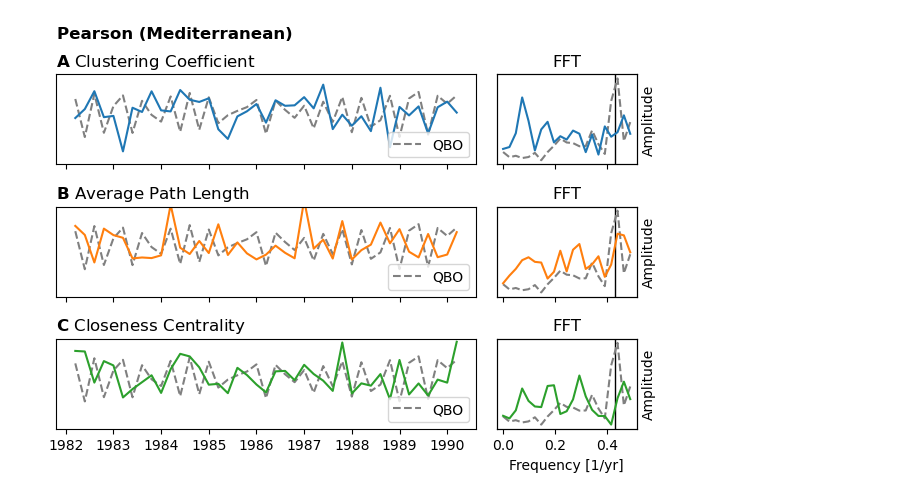
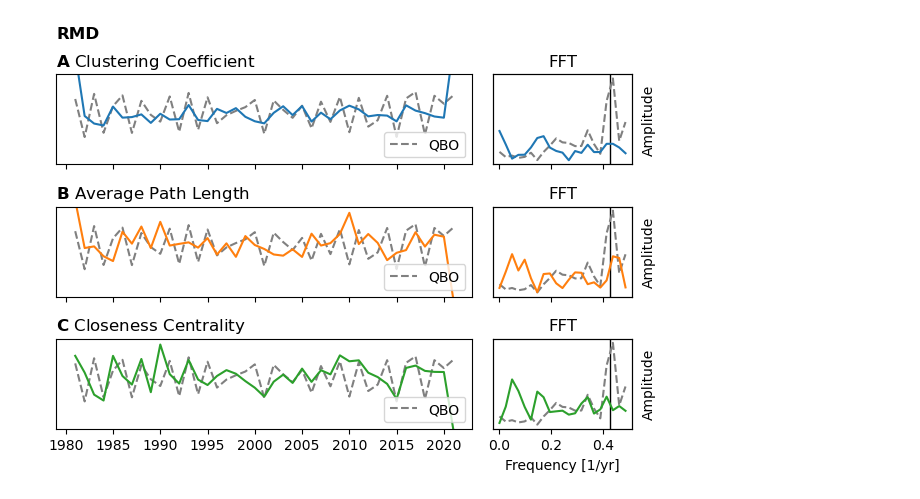
Before and after one commit to david-strahl/quasibi-europe, a Jupyter notebook: code/07_dynamic_network.ipynb, the cells around one changed output. Saved outputs shown, nothing was run; the diff lists cells and outputs as text; code cells hidden in the pictures.

Commit message:
fixed some errors in the plots

```diff
--- a/code/07_dynamic_network.ipynb
+++ b/code/07_dynamic_network.ipynb
@@ -19,8 +19,6 @@ qbo = qbo.groupby(qbo.index.year - (qbo.index.month <= 3)).mean()
 qbo = qbo.to_numpy().flatten()
 # %%
 pearson_files = np.sort(glob.glob("../output/dynamic/pearson*"))
-rmd_files = np.sort(glob.glob("../output/dynamic/rmd*"))
+rmd_files = np.sort(glob.glob("../output/dynamic/rmd_1Y*"))
 
 D = quasibi.load_symmat("../output/distance.npy")
-
-print(pearson_files)
@@ -45,20 +25,22 @@ print(pearson_files)
 # %%
+#[15:23,13:36]
+
 M = np.zeros((len(pearson_files), 3))
 
 last = None
 
-for i, pearson_file in tqdm(enumerate(pearson_files), total=41):
+for i, pearson_file in tqdm(enumerate(rmd_files), total=41):
     pearson = quasibi.load_symmat(pearson_file)
     pearson = np.abs(pearson) >= np.quantile(np.abs(pearson), 0.995)
 
     # average clustering
-    M[i, 0] = quasibi.network_metric(pearson, quasibi.clustering_coefficient)[15:23,13:36].mean()
+    M[i, 0] = quasibi.network_metric(pearson, quasibi.clustering_coefficient).mean()
 
     # average path length
-    M[i, 1] = np.nanmean(quasibi.network_metric(pearson, quasibi.average_path_length)[15:23,13:36])
+    M[i, 1] = np.nanmean(quasibi.network_metric(pearson, quasibi.average_path_length))
 
     # closeness centrality
-    M[i, 2] = quasibi.network_metric(pearson, quasibi.closeness, D=D)[15:23,13:36].mean()
+    M[i, 2] = quasibi.network_metric(pearson, quasibi.closeness, D=D).mean()
 
 M = (M - np.mean(M, axis=0))/np.std(M, axis=0)
 # %%
@@ -72,35 +54,37 @@ for i, (m, ax) in enumerate(zip(M.T, axs.T[0])):
     ax.set_title(r"$\bf{" + ["A", "B", "C"][i] + "}$ " + ["Clustering Coefficient", "Average Path Length", "Closeness Centrality"][i], loc="left")
     ax.set_yticks([])
     ax.set_ylim([-3.5, 2.5])
-    ax.set_xticklabels([] if i < 2 else time)
     ax.legend(loc="lower right")
     #ax.imshow(np.expand_dims(qbo, 1).T, extent=[-0.5, 39.5, -2.5, 2.5], cmap="coolwarm", vmin=-310, vmax=310)
+
+    if i < 2:
+        ax.set_xticklabels([])
 
 
 for i, (m, ax) in enumerate(zip(M.T, axs.T[1])):
 
     ax.axvline(12/28, c="black", zorder=0, lw=1)
     ax.magnitude_spectrum((qbo - np.mean(qbo))/np.std(qbo), Fs=1, ls="--", c="gray")
     ax.magnitude_spectrum(m, Fs=1, c="C"+str(i))
 
     ax.set_title("FFT")
 
     ax.set_yticks([])
     ax.set_ylabel("")
     axt = ax.twinx()
     axt.set_yticks([])
     axt.set_ylabel("Amplitude")
 
     if i == 2:
         ax.set_xlabel("Frequency [1/yr]")
     else:
         ax.set_xlabel("")
         ax.set_xticklabels([])
 
     pass
 
-plt.suptitle("Pearson (Mediterranean)", horizontalalignment="left", x=0.04, y=0.96, fontweight="bold")
+plt.suptitle("RMD", horizontalalignment="left", x=0.04, y=0.96, fontweight="bold")
 plt.tight_layout()
-plt.savefig("../plots/dynamic_pearson.pdf", bbox_inches="tight")
+#plt.savefig("../plots/dynamic_rmd.pdf", bbox_inches="tight")
 # %% [output]
-[figure, old version]
+[figure, new version]
```
Also changed, not shown: parts of 3 cells of this notebook, 8 other files.
